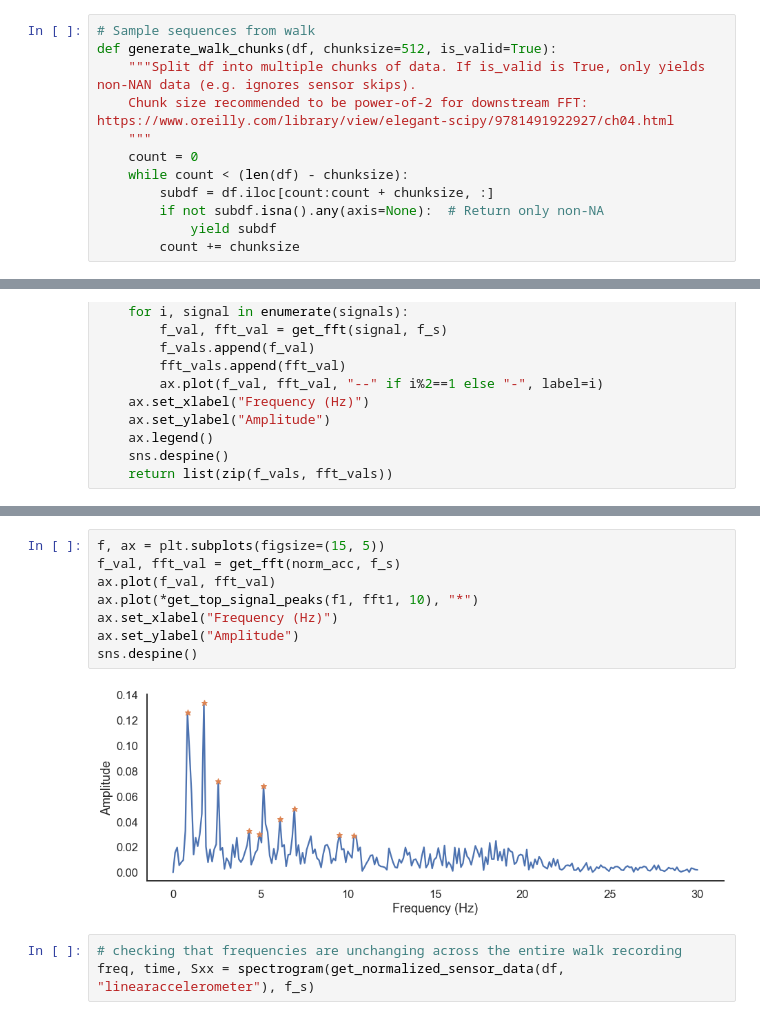
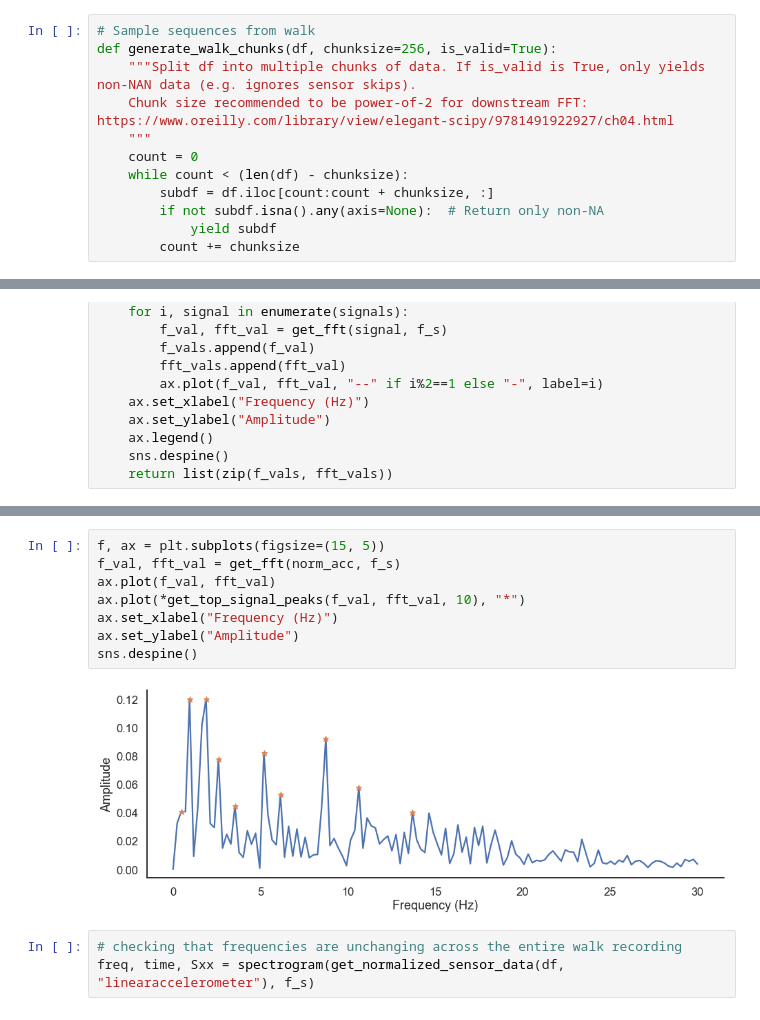
Before and after one commit to f--f/gaitkeeper, a Jupyter notebook: notebooks/1-exploratory-data-analysis.ipynb, the cells around one changed output, grey strips where cells are left out. Cells and saved outputs as stored; diff of their text form.

```diff
--- a/notebooks/1-exploratory-data-analysis.ipynb
+++ b/notebooks/1-exploratory-data-analysis.ipynb
@@ -64,7 +64,7 @@ df
 34804 rows × 15 columns
 # %%
 # Sample sequences from walk
-def generate_walk_chunks(df, chunksize=512, is_valid=True):
+def generate_walk_chunks(df, chunksize=256, is_valid=True):
     """Split df into multiple chunks of data. If is_valid is True, only yields non-NAN data (e.g. ignores sensor skips).
     Chunk size recommended to be power-of-2 for downstream FFT: https://www.oreilly.com/library/view/elegant-scipy/9781491922927/ch04.html
     """
@@ -157,13 +157,13 @@ next_chunk = next(chunk_generator)
 # %%
 f, ax = plt.subplots(figsize=(15, 5))
 f_val, fft_val = get_fft(norm_acc, f_s)
 ax.plot(f_val, fft_val)
-ax.plot(*get_top_signal_peaks(f1, fft1, 10), "*")
+ax.plot(*get_top_signal_peaks(f_val, fft_val, 10), "*")
 ax.set_xlabel("Frequency (Hz)")
 ax.set_ylabel("Amplitude")
 sns.despine()
 # %% [output]
-[figure, old version]
+[figure, new version]
 # %%
 # checking that frequencies are unchanging across the entire walk recording
 freq, time, Sxx = spectrogram(get_normalized_sensor_data(df, "linearaccelerometer"), f_s)
```
Also changed, not shown: parts of 35 cells of this notebook, 1 other file.
